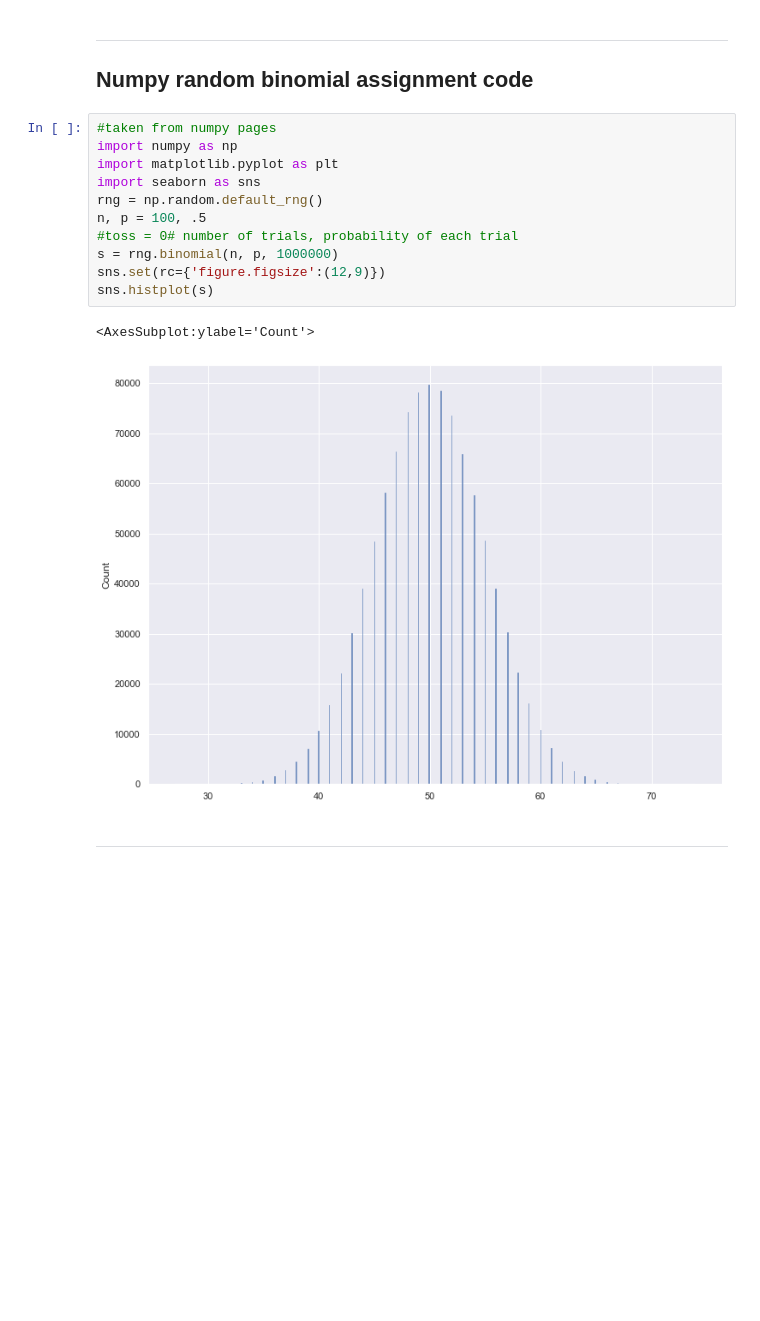
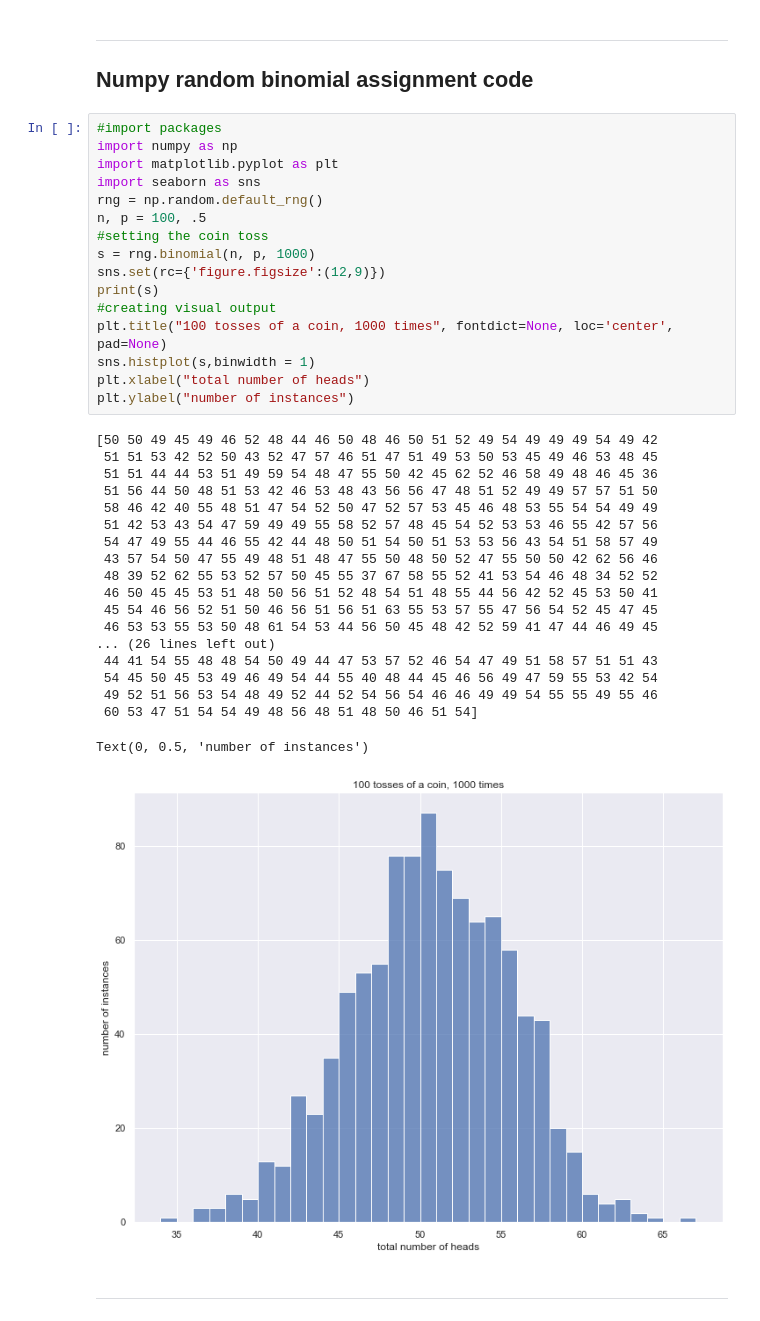
Before and after one commit to Jonathangmit/jupyter, a Jupyter notebook: Python function COUNT 1.ipynb, the cells around one changed output. Saved outputs shown, nothing was run; the diff lists cells and outputs as text; blank space fills up the shorter version.

```diff
--- a/Python function COUNT 1.ipynb
+++ b/Python function COUNT 1.ipynb
@@ -301,19 +279,41 @@ ValueError: The truth value of an array with more than one element is ambiguous.
 ***
 ## Numpy random binomial assignment code
 # %%
-#taken from numpy pages
+#import packages
 import numpy as np
 import matplotlib.pyplot as plt
 import seaborn as sns
 rng = np.random.default_rng()
 n, p = 100, .5
-#toss = 0# number of trials, probability of each trial
-s = rng.binomial(n, p, 1000000)
+#setting the coin toss
+s = rng.binomial(n, p, 1000)
 sns.set(rc={'figure.figsize':(12,9)})
-sns.histplot(s)
+print(s)
+#creating visual output
+plt.title("100 tosses of a coin, 1000 times", fontdict=None, loc='center', pad=None)
+sns.histplot(s,binwidth = 1)
+plt.xlabel("total number of heads")
+plt.ylabel("number of instances")
 # %% [output]
-<AxesSubplot:ylabel='Count'>
+[50 50 49 45 49 46 52 48 44 46 50 48 46 50 51 52 49 54 49 49 49 54 49 42
+ 51 51 53 42 52 50 43 52 47 57 46 51 47 51 49 53 50 53 45 49 46 53 48 45
+ 51 51 44 44 53 51 49 59 54 48 47 55 50 42 45 62 52 46 58 49 48 46 45 36
+ 51 56 44 50 48 51 53 42 46 53 48 43 56 56 47 48 51 52 49 49 57 57 51 50
+ 58 46 42 40 55 48 51 47 54 52 50 47 52 57 53 45 46 48 53 55 54 54 49 49
+ 51 42 53 43 54 47 59 49 49 55 58 52 57 48 45 54 52 53 53 46 55 42 57 56
+ 54 47 49 55 44 46 55 42 44 48 50 51 54 50 51 53 53 56 43 54 51 58 57 49
+ 43 57 54 50 47 55 49 48 51 48 47 55 50 48 50 52 47 55 50 50 42 62 56 46
+ 48 39 52 62 55 53 52 57 50 45 55 37 67 58 55 52 41 53 54 46 48 34 52 52
+ 46 50 45 45 53 51 48 50 56 51 52 48 54 51 48 55 44 56 42 52 45 53 50 41
+ 45 54 46 56 52 51 50 46 56 51 56 51 63 55 53 57 55 47 56 54 52 45 47 45
+ 46 53 53 55 53 50 48 61 54 53 44 56 50 45 48 42 52 59 41 47 44 46 49 45
+... (26 lines left out)
+ 44 41 54 55 48 48 54 50 49 44 47 53 57 52 46 54 47 49 51 58 57 51 51 43
+ 54 45 50 45 53 49 46 49 54 44 55 40 48 44 45 46 56 49 47 59 55 53 42 54
+ 49 52 51 56 53 54 48 49 52 44 52 54 56 54 46 46 49 49 54 55 55 49 55 46
+ 60 53 47 51 54 54 49 48 56 48 51 48 50 46 51 54]
+Text(0, 0.5, 'number of instances')
-[figure, old version]
+[figure, new version]
 # %% [markdown]
 ***
 # %% [markdown]
```
Also changed, not shown: parts of 10 cells of this notebook.
